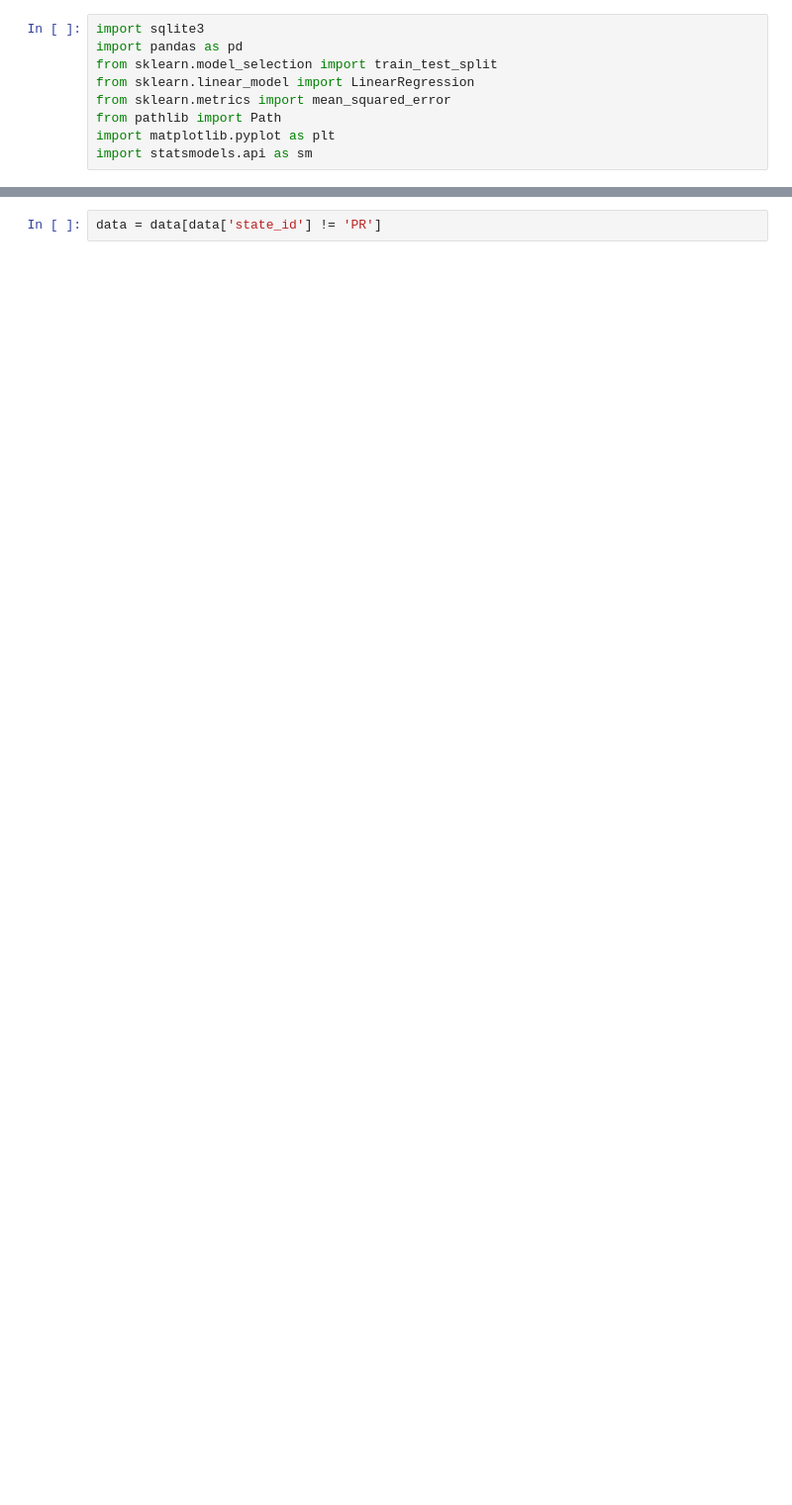
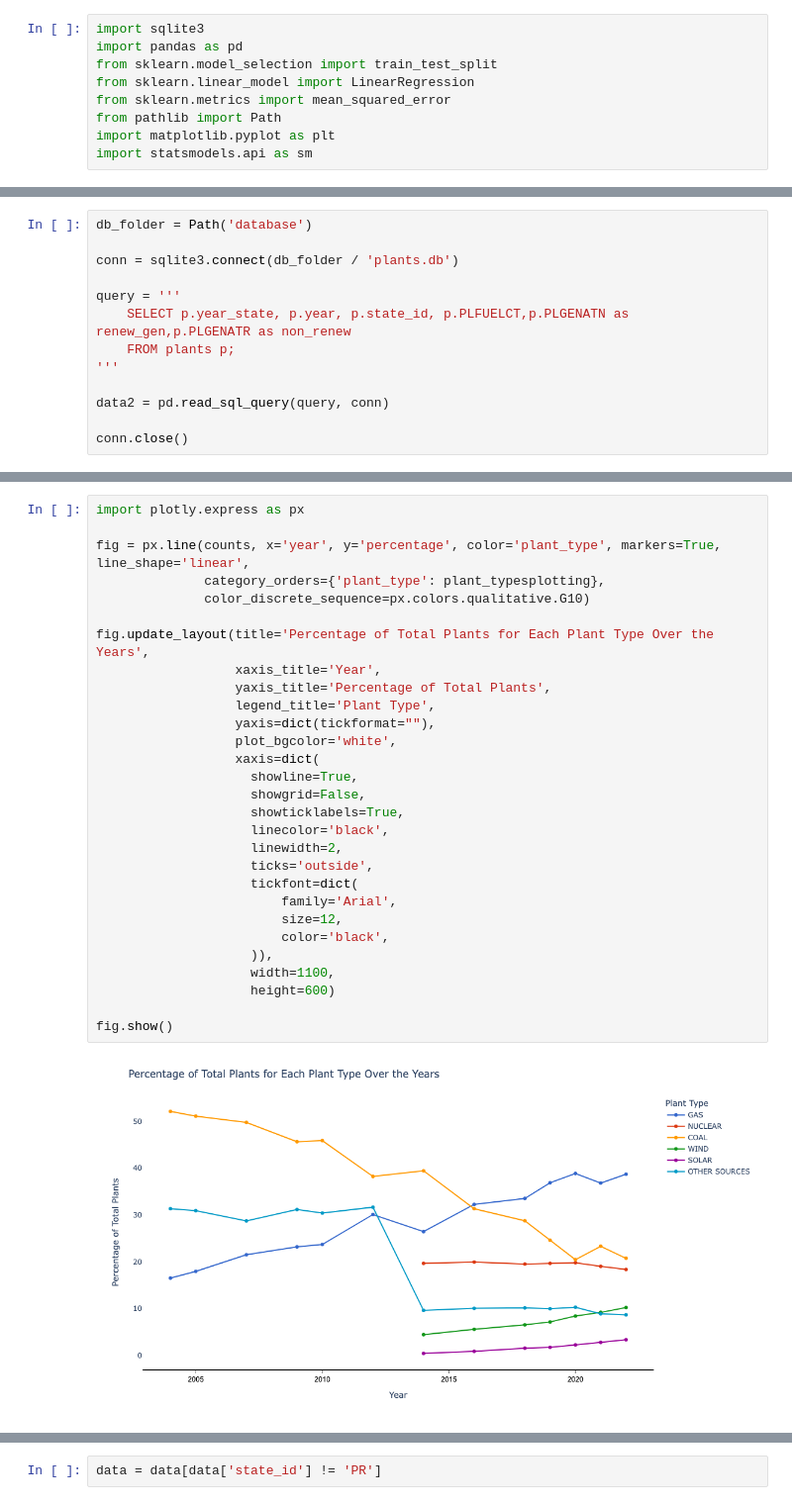
Before and after one commit to capp30122-watts-up/watts_up, a Jupyter notebook: data_sources/prediction.ipynb, the cells around one changed output, grey strips where cells are left out. Shown: that part at 99% size. Drawn from its saved outputs; the diff is of its cells as text; blank space fills up the shorter version.

```diff
--- a/data_sources/prediction.ipynb
+++ b/data_sources/prediction.ipynb
@@ -22,3 +218,16 @@ query = '''
 data = pd.read_sql_query(query, conn)
 
 conn.close()
+# %%
+db_folder = Path('database')
+
+conn = sqlite3.connect(db_folder / 'plants.db')
+
+query = '''
+    SELECT p.year_state, p.year, p.state_id, p.PLFUELCT,p.PLGENATN as renew_gen,p.PLGENATR as non_renew
+    FROM plants p;
+'''
+
+data2 = pd.read_sql_query(query, conn)
+
+conn.close()
@@ -24,0 +278,31 @@ conn.close()
+# %%
+import plotly.express as px
+
+fig = px.line(counts, x='year', y='percentage', color='plant_type', markers=True, line_shape='linear',
+              category_orders={'plant_type': plant_typesplotting},
+              color_discrete_sequence=px.colors.qualitative.G10)
+
+fig.update_layout(title='Percentage of Total Plants for Each Plant Type Over the Years',
+                  xaxis_title='Year',
+                  yaxis_title='Percentage of Total Plants',
+                  legend_title='Plant Type',
+                  yaxis=dict(tickformat=""),
+                  plot_bgcolor='white',
+                  xaxis=dict(
+                    showline=True,
+                    showgrid=False,
+                    showticklabels=True,
+                    linecolor='black',
+                    linewidth=2,
+                    ticks='outside',
+                    tickfont=dict(
+                        family='Arial',
+                        size=12,
+                        color='black',
+                    )),
+                    width=1100,
+                    height=600)
+
+fig.show()
+# %% [output]
+[figure, added]
```
Also changed, not shown: parts of 16 cells of this notebook, 7 other files.
